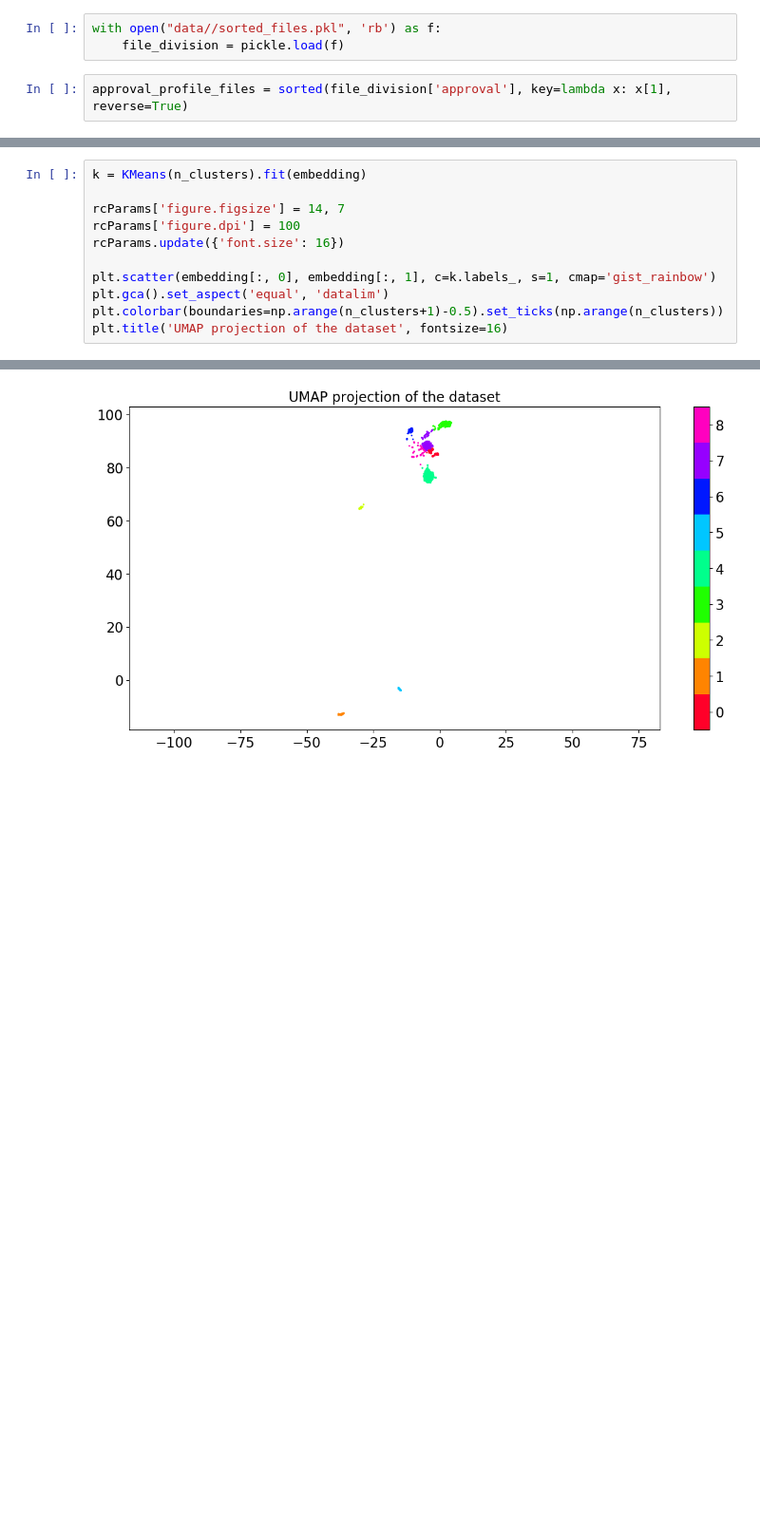
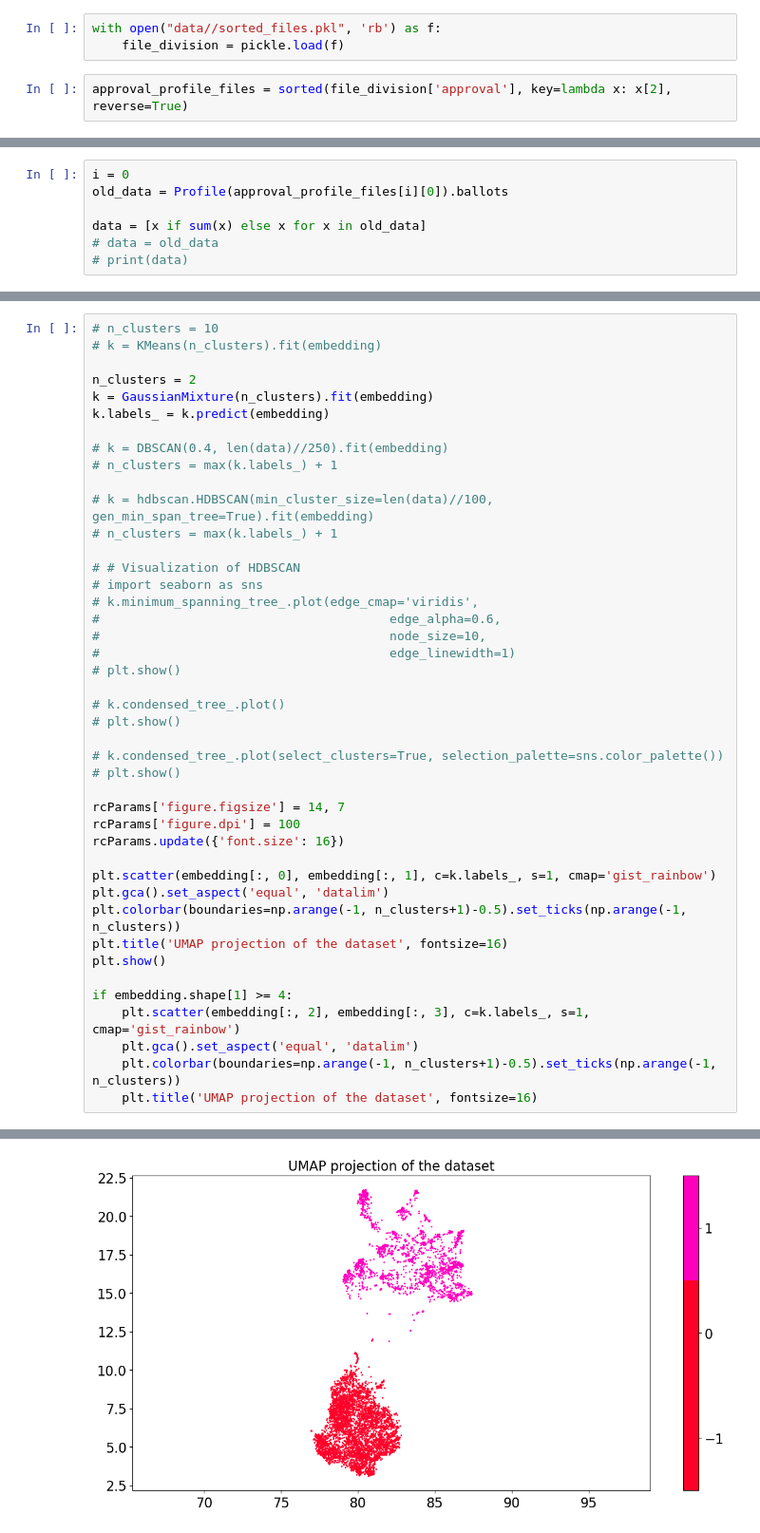
Before and after one commit to jjgsherwood/COMSOC, a Jupyter notebook: data_statistics.ipynb, the cells around one changed output, grey strips where cells are left out. Shown at 95% size. Cells and saved outputs as stored; diff of their text form; blank space fills up the shorter version.

Commit message:
data stat

```diff
--- a/data_statistics.ipynb
+++ b/data_statistics.ipynb
@@ -79,7 +83,7 @@ class Profile():
 with open("data//sorted_files.pkl", 'rb') as f:
     file_division = pickle.load(f)
 # %%
-approval_profile_files = sorted(file_division['approval'], key=lambda x: x[1], reverse=True)
+approval_profile_files = sorted(file_division['approval'], key=lambda x: x[2], reverse=True)
 # %%
 rcParams['figure.figsize'] = 7, 4
 rcParams['figure.dpi'] = 100
@@ -102,3 +100,10 @@ n_clusters = 9
+# %%
+i = 0
+old_data = Profile(approval_profile_files[i][0]).ballots
+
+data = [x if sum(x) else x for x in old_data]
+# data = old_data
+# print(data)
 # %%
 reducer = umap.UMAP(n_components=2, n_neighbors=50, metric='manhattan')
 reducer.fit(data)
@@ -112,5 +117,30 @@ embedding.shape
 # %%
-k = KMeans(n_clusters).fit(embedding)
+# n_clusters = 10
+# k = KMeans(n_clusters).fit(embedding)
+
+n_clusters = 2
+k = GaussianMixture(n_clusters).fit(embedding)
+k.labels_ = k.predict(embedding)
+
+# k = DBSCAN(0.4, len(data)//250).fit(embedding)
+# n_clusters = max(k.labels_) + 1
+
+# k = hdbscan.HDBSCAN(min_cluster_size=len(data)//100, gen_min_span_tree=True).fit(embedding)
+# n_clusters = max(k.labels_) + 1
+
+# # Visualization of HDBSCAN
+# import seaborn as sns
+# k.minimum_spanning_tree_.plot(edge_cmap='viridis',
+#                                       edge_alpha=0.6,
+#                                       node_size=10,
+#                                       edge_linewidth=1)
+# plt.show()
+
+# k.condensed_tree_.plot()
+# plt.show()
+
+# k.condensed_tree_.plot(select_clusters=True, selection_palette=sns.color_palette())
+# plt.show()
 
 rcParams['figure.figsize'] = 14, 7
 rcParams['figure.dpi'] = 100
@@ -118,6 +148,13 @@ rcParams.update({'font.size': 16})
 
 plt.scatter(embedding[:, 0], embedding[:, 1], c=k.labels_, s=1, cmap='gist_rainbow')
 plt.gca().set_aspect('equal', 'datalim')
-plt.colorbar(boundaries=np.arange(n_clusters+1)-0.5).set_ticks(np.arange(n_clusters))
+plt.colorbar(boundaries=np.arange(-1, n_clusters+1)-0.5).set_ticks(np.arange(-1, n_clusters))
 plt.title('UMAP projection of the dataset', fontsize=16)
+plt.show()
+
+if embedding.shape[1] >= 4:
+    plt.scatter(embedding[:, 2], embedding[:, 3], c=k.labels_, s=1, cmap='gist_rainbow')
+    plt.gca().set_aspect('equal', 'datalim')
+    plt.colorbar(boundaries=np.arange(-1, n_clusters+1)-0.5).set_ticks(np.arange(-1, n_clusters))
+    plt.title('UMAP projection of the dataset', fontsize=16)
 # %% [output]
@@ -125,2 +161,2 @@ Text(0.5, 1.0, 'UMAP projection of the dataset')
-[figure, old version]
+[figure, new version]
 # %%
```
Also changed, not shown: parts of 8 cells of this notebook, 1 other file.
